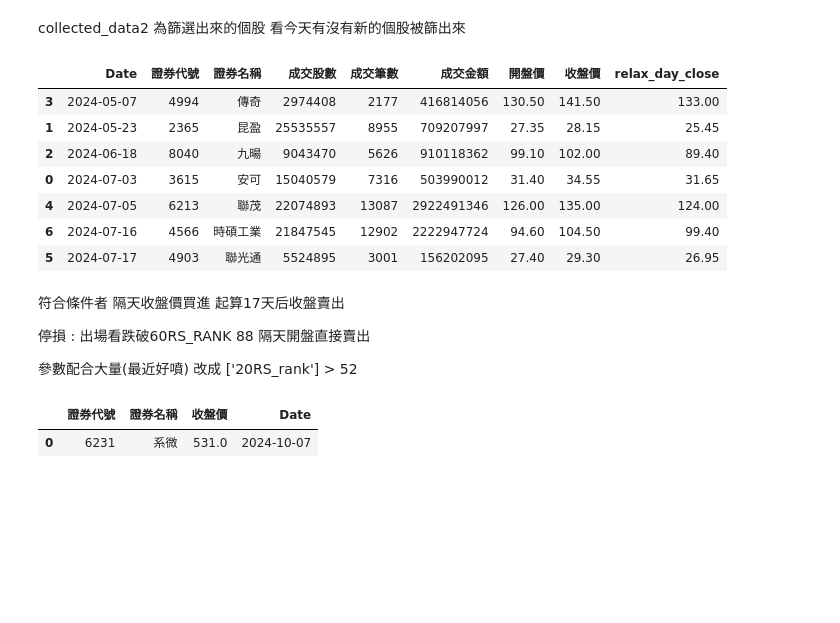
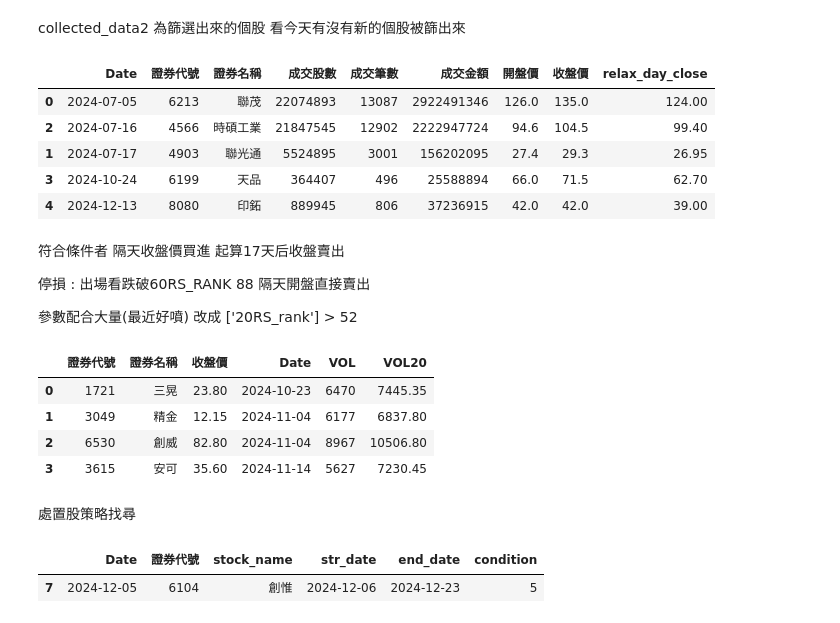
Before and after one commit to mulderfang/stock, a Jupyter notebook: 每日更新數據/資料寫入mysql及策略1和3.ipynb, the cells around one changed output. Drawn from its saved outputs; the diff is of its cells as text; code cells hidden in the pictures; blank space fills up the shorter version.

```diff
--- a/每日更新數據/資料寫入mysql及策略1和3.ipynb
+++ b/每日更新數據/資料寫入mysql及策略1和3.ipynb
@@ -140,7 +140,7 @@ stock_df_raw_pre = pd.read_sql(query_stock, engine)
 today = datetime.now().date()
 runday_str = today.strftime('%Y-%m-%d')
 # 如果不是當天 要另外手動
-runday_str = '2024-10-11'
+runday_str = '2024-12-17'
 # %%
 import numpy as np
 stock_df_raw_pre['Date'] = pd.to_datetime(stock_df_raw_pre['Date'])
@@ -446,3 +487,5 @@ runday_str
+# %%
+runday_str = '2024-12-11'
 # %%
 import warnings
 # 每日跑濾網
@@ -899,13 +939,11 @@ collected_data2 為篩選出來的個股 看今天有沒有新的個股被篩出
 collected_data2.sort_values(by='Date')
 # %% [output]
 |  | Date | 證券代號 | 證券名稱 | 成交股數 | 成交筆數 | 成交金額 | 開盤價 | 收盤價 | relax_day_close |
-| 3 | 2024-05-07 | 4994 | 傳奇 | 2974408 | 2177 | 416814056 | 130.50 | 141.50 | 133.00 |
-| 1 | 2024-05-23 | 2365 | 昆盈 | 25535557 | 8955 | 709207997 | 27.35 | 28.15 | 25.45 |
-| 2 | 2024-06-18 | 8040 | 九暘 | 9043470 | 5626 | 910118362 | 99.10 | 102.00 | 89.40 |
-| 0 | 2024-07-03 | 3615 | 安可 | 15040579 | 7316 | 503990012 | 31.40 | 34.55 | 31.65 |
-| 4 | 2024-07-05 | 6213 | 聯茂 | 22074893 | 13087 | 2922491346 | 126.00 | 135.00 | 124.00 |
-| 6 | 2024-07-16 | 4566 | 時碩工業 | 21847545 | 12902 | 2222947724 | 94.60 | 104.50 | 99.40 |
-| 5 | 2024-07-17 | 4903 | 聯光通 | 5524895 | 3001 | 156202095 | 27.40 | 29.30 | 26.95 |
+| 0 | 2024-07-05 | 6213 | 聯茂 | 22074893 | 13087 | 2922491346 | 126.0 | 135.0 | 124.00 |
+| 2 | 2024-07-16 | 4566 | 時碩工業 | 21847545 | 12902 | 2222947724 | 94.6 | 104.5 | 99.40 |
+| 1 | 2024-07-17 | 4903 | 聯光通 | 5524895 | 3001 | 156202095 | 27.4 | 29.3 | 26.95 |
+| 3 | 2024-10-24 | 6199 | 天品 | 364407 | 496 | 25588894 | 66.0 | 71.5 | 62.70 |
+| 4 | 2024-12-13 | 8080 | 印鉐 | 889945 | 806 | 37236915 | 42.0 | 42.0 | 39.00 |
 # %% [markdown]
 符合條件者
 隔天收盤價買進
@@ -916,14 +954,14 @@ collected_data2.sort_values(by='Date')
 參數配合大量(最近好噴) 改成 ['20RS_rank'] > 52
 # %%
 run_day = datetime.now().date()
-month_ago = run_day - timedelta(days=20)
+month_ago = run_day - timedelta(days=30)
 
 # 格式化日期
 run_day = run_day.strftime('%Y-%m-%d')
 month_ago = month_ago.strftime('%Y-%m-%d')
 # 短波強勢股
 stock_date_list = stock_df_raw[(stock_df_raw['Date']>=month_ago ) & (stock_df_raw['Date']<= run_day) & (stock_df_raw['證券代號'] == '2330') ]['Date']
-collected_data = pd.DataFrame(columns=['證券代號','證券名稱', '收盤價', 'Date'])
+collected_data = pd.DataFrame(columns=['證券代號','證券名稱', '收盤價', 'Date', 'VOL', 'VOL20'])
 
 pre_day = ""
 rs20_rank_his = 100
@@ -955,40 +993,56 @@ for day in stock_date_list:
                 # 過去
                 stock_today = stock_df_raw[(stock_df_raw['Date'] == day) & (stock_df_raw['證券代號'] == stock_id )].iloc[0]
                 today_close = stock_today['收盤價']
+                today_open = stock_today['開盤價']
                 stock_name = stock_today['證券名稱']
                 stock_volume = stock_today['成交筆數']
+
+
+                # 確認量價關係
+                stock_bf = stock_df_raw[(stock_df_raw['Date'] <= day) &  (stock_df_raw['證券代號'] == str(stock_id))].copy()
+                VOL =   stock_bf['成交筆數'].iloc[-1]
+                VOL20 = stock_bf['成交筆數'].rolling(20).mean().iloc[-1]
+                if(VOL > VOL20 ):
+                        continue
 
                 # stock_af_volume = stock_df_raw[(stock_df_raw['Date'] > day) & (stock_df_raw['證券代號'] == stock_id )]['成交筆數'].iloc[0]
                 # stock_af_price  =  stock_df_raw[(stock_df_raw['Date'] > day) & (stock_df_raw['證券代號'] == stock_id )]['收盤價'].iloc[0]
                 # stock_af_price3  =  stock_df_raw[(stock_df_raw['Date'] > day) & (stock_df_raw['證券代號'] == stock_id )]['收盤價'].iloc[3]
 
-                if( (rs20_rank_his < 15) & (stock_volume > 1000)):
+                if( (rs20_rank_his < 15) & (stock_volume > 1000) & (today_open <= today_close)):
 
                         # 檢查前波高低點
                         df_his_min_price = stock_df_raw[(stock_df_raw['證券代號'] == str(stock_id)) & (stock_df_raw['Date'] < day )]['收盤價'].rolling(backday).min().iloc[-1]
                         df_his_max_price = stock_df_raw[(stock_df_raw['證券代號'] == str(stock_id)) & (stock_df_raw['Date'] < day )]['收盤價'].rolling(backday).max().iloc[-1]
 
                         if (df_his_min_price != 0) and (df_his_max_price != 0):
 
                                 if (today_close / df_his_min_price > 3) or (df_his_max_price / today_close > 1.25):
                                         continue
 
                         result_df = pd.DataFrame({
                                 '證券代號': [ stock_id],
                                 '證券名稱': [stock_name],
                                 '收盤價': [today_close],
-                                'Date': [day]
+                                'Date': [day],
+                                'VOL': [VOL],
+                                'VOL20': [VOL20]
                                 })
                         # 删除全为NA的列，避免可能出现的警告
                         result_df.dropna(axis=1, how='all', inplace=True)
 
                         if not result_df.empty:
                                 collected_data = pd.concat([collected_data, result_df], ignore_index=True)
 
         # 更新pre day
         pre_day =  day
 
 collected_data
 # %% [output]
-|  | 證券代號 | 證券名稱 | 收盤價 | Date |
-| 0 | 6231 | 系微 | 531.0 | 2024-10-07 |
+|  | 證券代號 | 證券名稱 | 收盤價 | Date | VOL | VOL20 |
+| 0 | 1721 | 三晃 | 23.80 | 2024-10-23 | 6470 | 7445.35 |
+| 1 | 3049 | 精金 | 12.15 | 2024-11-04 | 6177 | 6837.80 |
+| 2 | 6530 | 創威 | 82.80 | 2024-11-04 | 8967 | 10506.80 |
+| 3 | 3615 | 安可 | 35.60 | 2024-11-14 | 5627 | 7230.45 |
+# %% [markdown]
+處置股策略找尋
@@ -994,0 +1222,5 @@ collected_data
+# %%
+punish_buy_list
+# %% [output]
+|  | Date | 證券代號 | stock_name | str_date | end_date | condition |
+| 7 | 2024-12-05 | 6104 | 創惟 | 2024-12-06 | 2024-12-23 | 5 |
```
Also changed, not shown: parts of 6 cells of this notebook, 5 other files.
